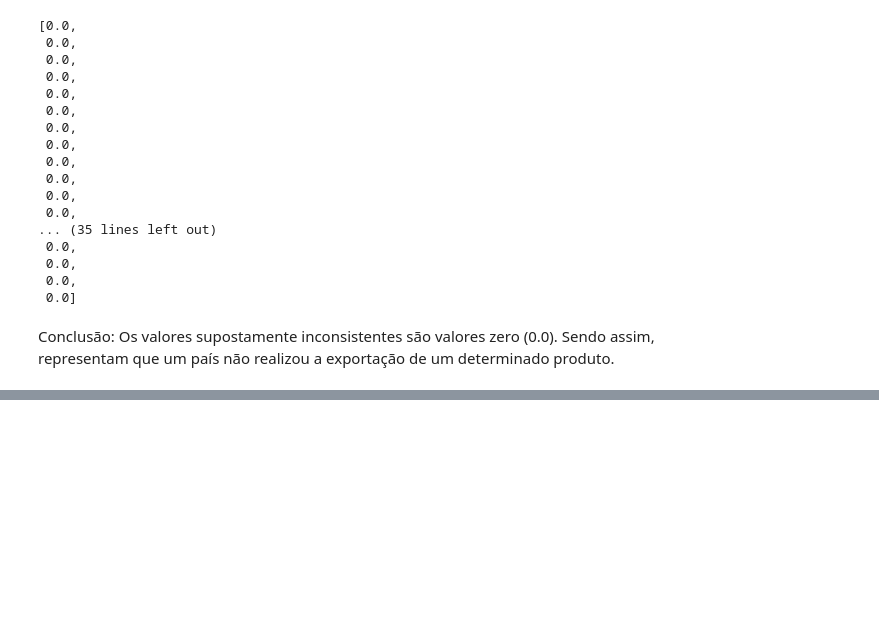
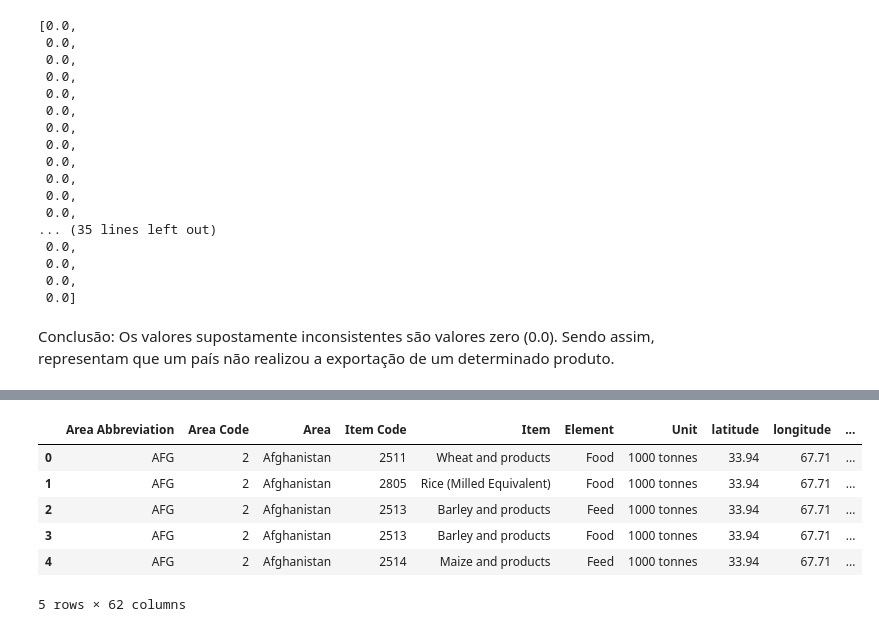
Before and after one commit to matheuspfferreira/python_data_science, a Jupyter notebook: Exportações Internacionais - 09/notebook/nb_exportacoes.ipynb, the cells around one changed output, grey strips where cells are left out. Cells and saved outputs as stored; diff of their text form; code cells hidden in the pictures; blank space fills up the shorter version.

```diff
--- a/Exportações Internacionais - 09/notebook/nb_exportacoes.ipynb
+++ b/Exportações Internacionais - 09/notebook/nb_exportacoes.ipynb
@@ -124,0 +136,5 @@ Conclusão: Os valores supostamente inconsistentes são valores zero (0.0). Send
+# %%
+# Transformando as duas últimas colunas em valores flutuantes
+colunas = ['Y2012', 'Y2013']
+dados[colunas] = dados[colunas].astype(float)
+dados[colunas].info()
@@ -124,0 +151,12 @@ Conclusão: Os valores supostamente inconsistentes são valores zero (0.0). Send
+# %%
+# Deletando a coluna de código dos elementos
+dados.drop(columns=['Element Code'], inplace=True)
+dados.head()
+# %% [output]
+|  | Area Abbreviation | Area Code | Area | Item Code | Item | Element | Unit | latitude | longitude | ... |
+| 0 | AFG | 2 | Afghanistan | 2511 | Wheat and products | Food | 1000 tonnes | 33.94 | 67.71 | ... |
+| 1 | AFG | 2 | Afghanistan | 2805 | Rice (Milled Equivalent) | Food | 1000 tonnes | 33.94 | 67.71 | ... |
+| 2 | AFG | 2 | Afghanistan | 2513 | Barley and products | Feed | 1000 tonnes | 33.94 | 67.71 | ... |
+| 3 | AFG | 2 | Afghanistan | 2513 | Barley and products | Food | 1000 tonnes | 33.94 | 67.71 | ... |
+| 4 | AFG | 2 | Afghanistan | 2514 | Maize and products | Feed | 1000 tonnes | 33.94 | 67.71 | ... |
+5 rows × 62 columns
```
Also changed, not shown: parts of 6 cells of this notebook.
